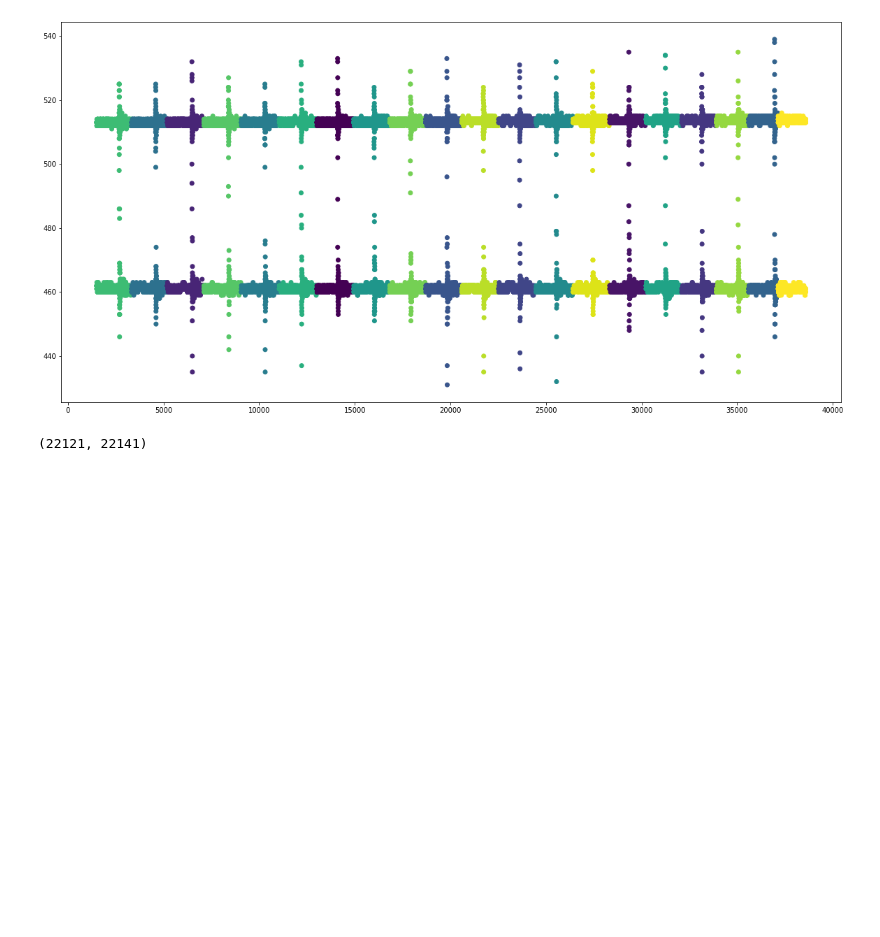
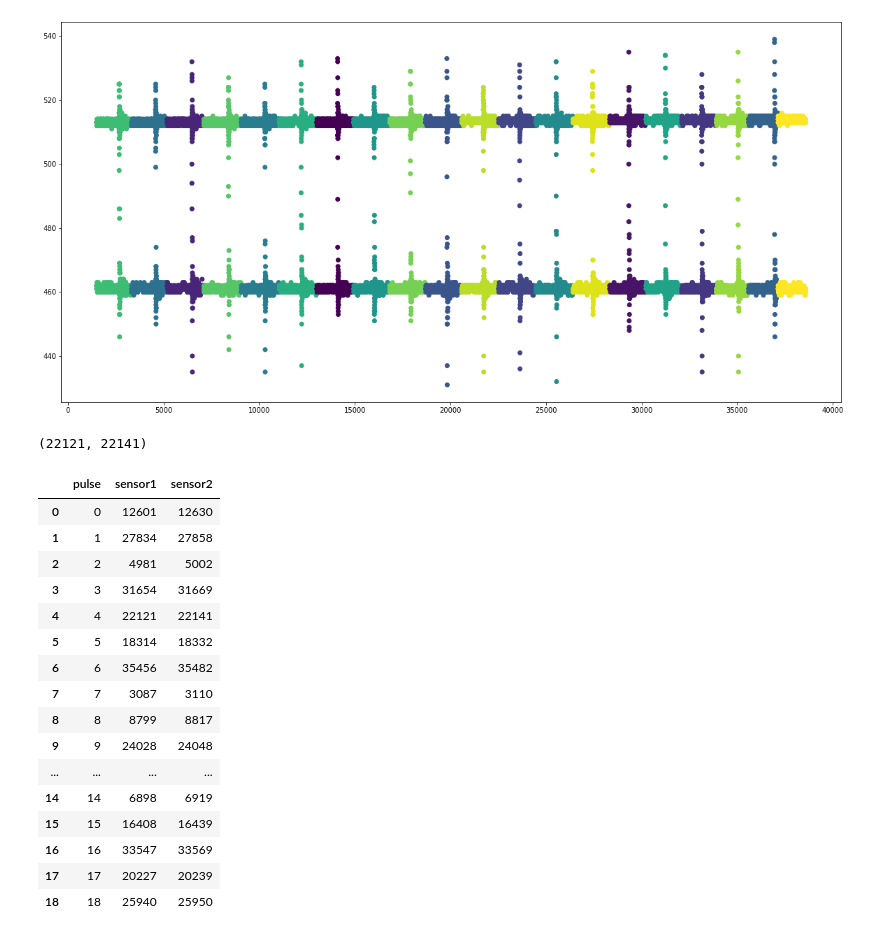
Before and after one commit to santortiz/Sound-velocity-measurement-with-K-means, a Jupyter notebook: identifier.ipynb, the cells around one changed output. Cells and saved outputs as stored; diff of their text form; code cells hidden in the pictures; blank space fills up the shorter version.

```diff
--- a/identifier.ipynb
+++ b/identifier.ipynb
@@ -97,0 +93,17 @@ peaks = pd.merge(peaks1, peaks2, on="pulse")
+# %%
+#identify the time of the peak for each group
+peaks1 = df[["sensor1", "sensor1_pulse"]].groupby("sensor1_pulse").idxmax().reset_index().rename(columns={"sensor1_pulse": "pulse"})
+
+for pulse in peaks1["pulse"]:
+    pulse_df = df.query(f"sensor1_pulse == {pulse}")
+    #si el pico no está por encima de la media + 3*desviación estándar, descartar pulso
+    if abs(pulse_df["sensor1"].max()) < pulse_df["sensor1"].mean() + 3*pulse_df["sensor1"].std():
+        peaks1 = peaks1.query(f"pulse != {pulse}")
+
+peaks2 = df[["sensor2", "sensor2_pulse"]].groupby("sensor2_pulse").idxmax().reset_index().rename(columns={"sensor2_pulse": "pulse"})
+
+for pulse in peaks2["pulse"]:
+    pulse_df = df.query(f"sensor2_pulse == {pulse}")
+    #si el pico no está por encima de la media + 3*desviación estándar, descartar pulso
+    if abs(pulse_df["sensor2"].max()) < pulse_df["sensor2"].mean() + 3*pulse_df["sensor2"].std():
+        peaks2 = peaks2.query(f"pulse != {pulse}")
@@ -97,0 +112,20 @@ peaks = pd.merge(peaks1, peaks2, on="pulse")
+# %%
+peaks
+# %% [output]
+|  | pulse | sensor1 | sensor2 |
+| 0 | 0 | 12601 | 12630 |
+| 1 | 1 | 27834 | 27858 |
+| 2 | 2 | 4981 | 5002 |
+| 3 | 3 | 31654 | 31669 |
+| 4 | 4 | 22121 | 22141 |
+| 5 | 5 | 18314 | 18332 |
+| 6 | 6 | 35456 | 35482 |
+| 7 | 7 | 3087 | 3110 |
+| 8 | 8 | 8799 | 8817 |
+| 9 | 9 | 24028 | 24048 |
+| ... | ... | ... | ... |
+| 14 | 14 | 6898 | 6919 |
+| 15 | 15 | 16408 | 16439 |
+| 16 | 16 | 33547 | 33569 |
+| 17 | 17 | 20227 | 20239 |
+| 18 | 18 | 25940 | 25950 |
```
Also changed, not shown: parts of 6 cells of this notebook.
